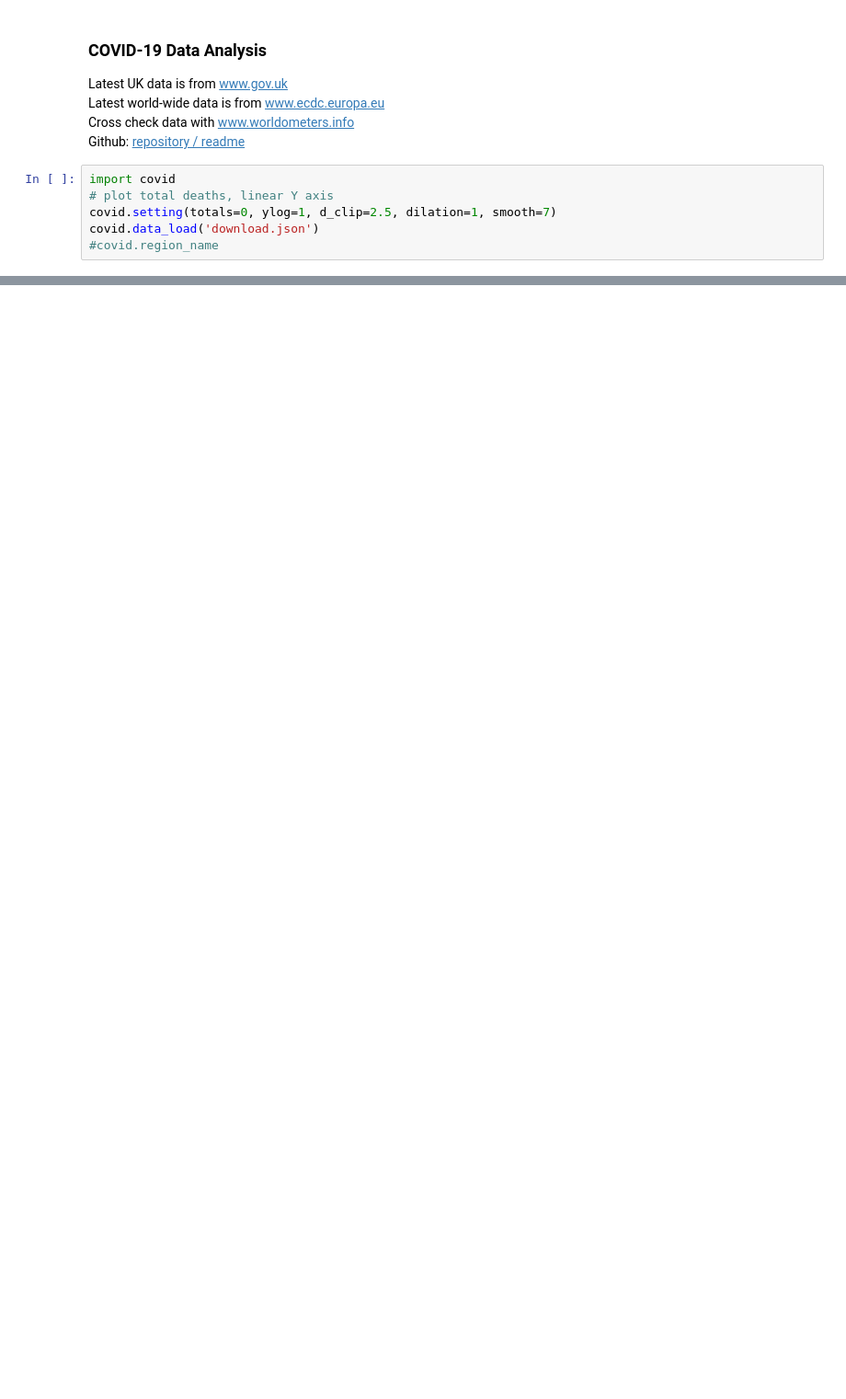
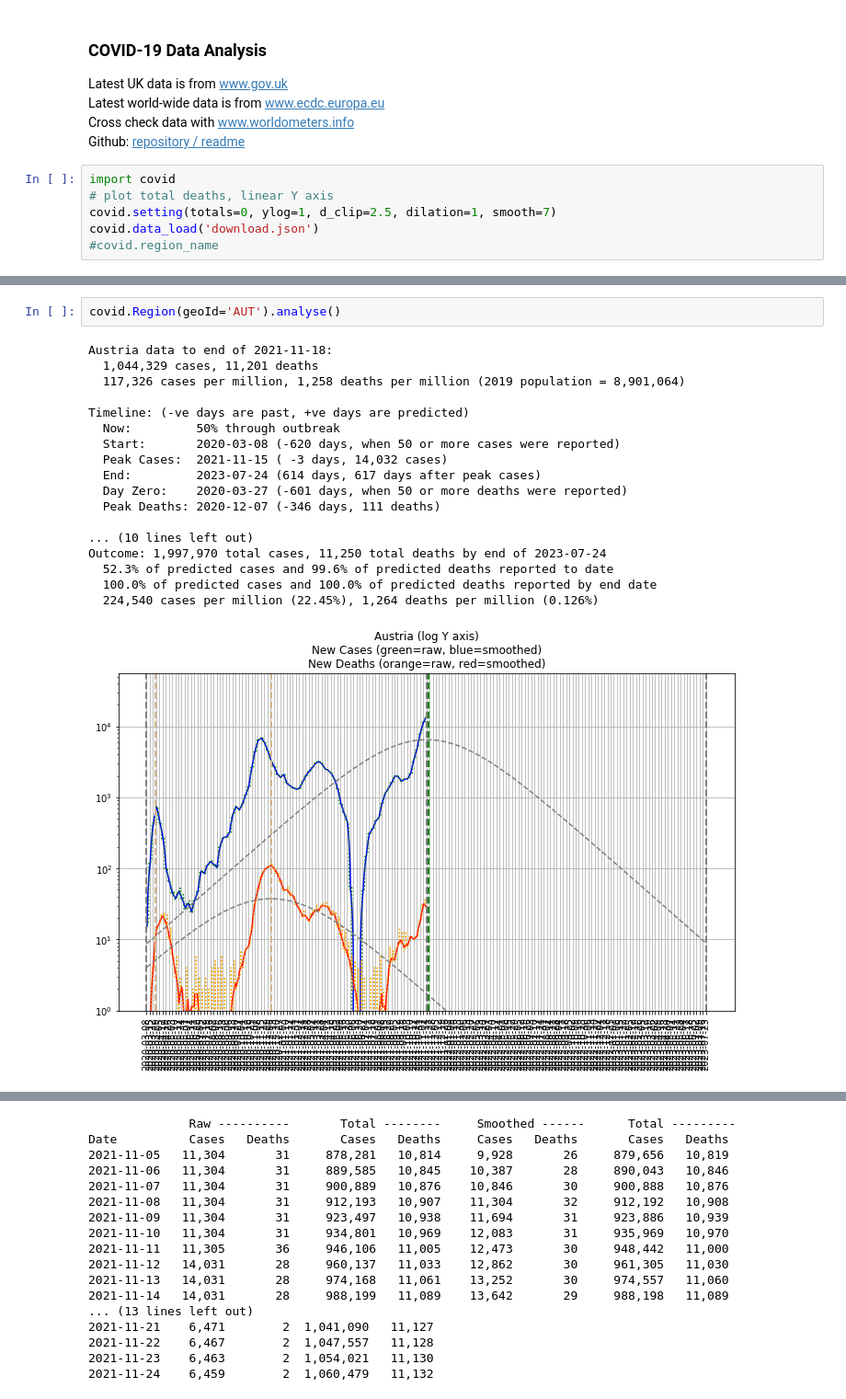
Before and after one commit to TonyM1958/covid19, a Jupyter notebook: eu.ipynb, the cells around one changed output, grey strips where cells are left out. Shown at 92% size. Cells and saved outputs as stored; diff of their text form; blank space fills up the shorter version.

Commit message:
Update
Update, added Austria

```diff
--- a/eu.ipynb
+++ b/eu.ipynb
@@ -366,0 +369,21 @@ Date          Cases   Deaths       Cases   Deaths     Cases   Deaths       Cases
+# %%
+covid.Region(geoId='AUT').analyse()
+# %% [output]
+Austria data to end of 2021-11-18:
+  1,044,329 cases, 11,201 deaths
+  117,326 cases per million, 1,258 deaths per million (2019 population = 8,901,064)
+
+Timeline: (-ve days are past, +ve days are predicted)
+  Now:         50% through outbreak
+  Start:       2020-03-08 (-620 days, when 50 or more cases were reported)
+  Peak Cases:  2021-11-15 ( -3 days, 14,032 cases)
+  End:         2023-07-24 (614 days, 617 days after peak cases)
+  Day Zero:    2020-03-27 (-601 days, when 50 or more deaths were reported)
+  Peak Deaths: 2020-12-07 (-346 days, 111 deaths)
+
+... (10 lines left out)
+Outcome: 1,997,970 total cases, 11,250 total deaths by end of 2023-07-24
+  52.3% of predicted cases and 99.6% of predicted deaths reported to date
+  100.0% of predicted cases and 100.0% of predicted deaths reported by end date
+  224,540 cases per million (22.45%), 1,264 deaths per million (0.126%)
+[figure, added]
@@ -366,0 +391,17 @@ Date          Cases   Deaths       Cases   Deaths     Cases   Deaths       Cases
+              Raw ----------       Total --------     Smoothed ------      Total ---------
+Date          Cases   Deaths       Cases   Deaths     Cases   Deaths       Cases   Deaths
+2021-11-05   11,304       31     878,281   10,814     9,928       26     879,656   10,819
+2021-11-06   11,304       31     889,585   10,845    10,387       28     890,043   10,846
+2021-11-07   11,304       31     900,889   10,876    10,846       30     900,888   10,876
+2021-11-08   11,304       31     912,193   10,907    11,304       32     912,192   10,908
+2021-11-09   11,304       31     923,497   10,938    11,694       31     923,886   10,939
+2021-11-10   11,304       31     934,801   10,969    12,083       31     935,969   10,970
+2021-11-11   11,305       36     946,106   11,005    12,473       30     948,442   11,000
+2021-11-12   14,031       28     960,137   11,033    12,862       30     961,305   11,030
+2021-11-13   14,031       28     974,168   11,061    13,252       30     974,557   11,060
+2021-11-14   14,031       28     988,199   11,089    13,642       29     988,198   11,089
+... (13 lines left out)
+2021-11-21    6,471        2  1,041,090   11,127
+2021-11-22    6,467        2  1,047,557   11,128
+2021-11-23    6,463        2  1,054,021   11,130
+2021-11-24    6,459        2  1,060,479   11,132
```
Also changed, not shown: parts of 10 cells of this notebook, 2 other files.
